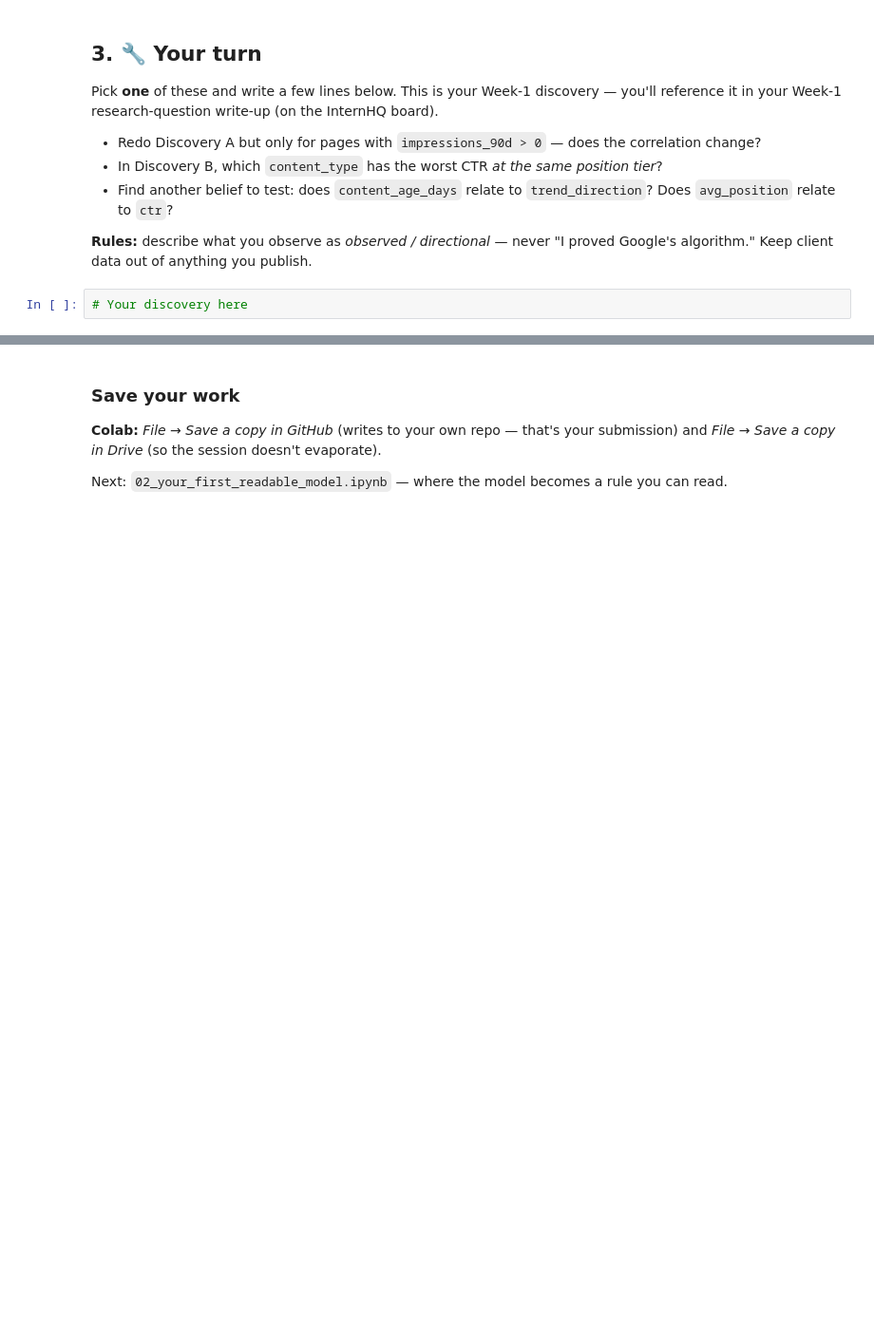
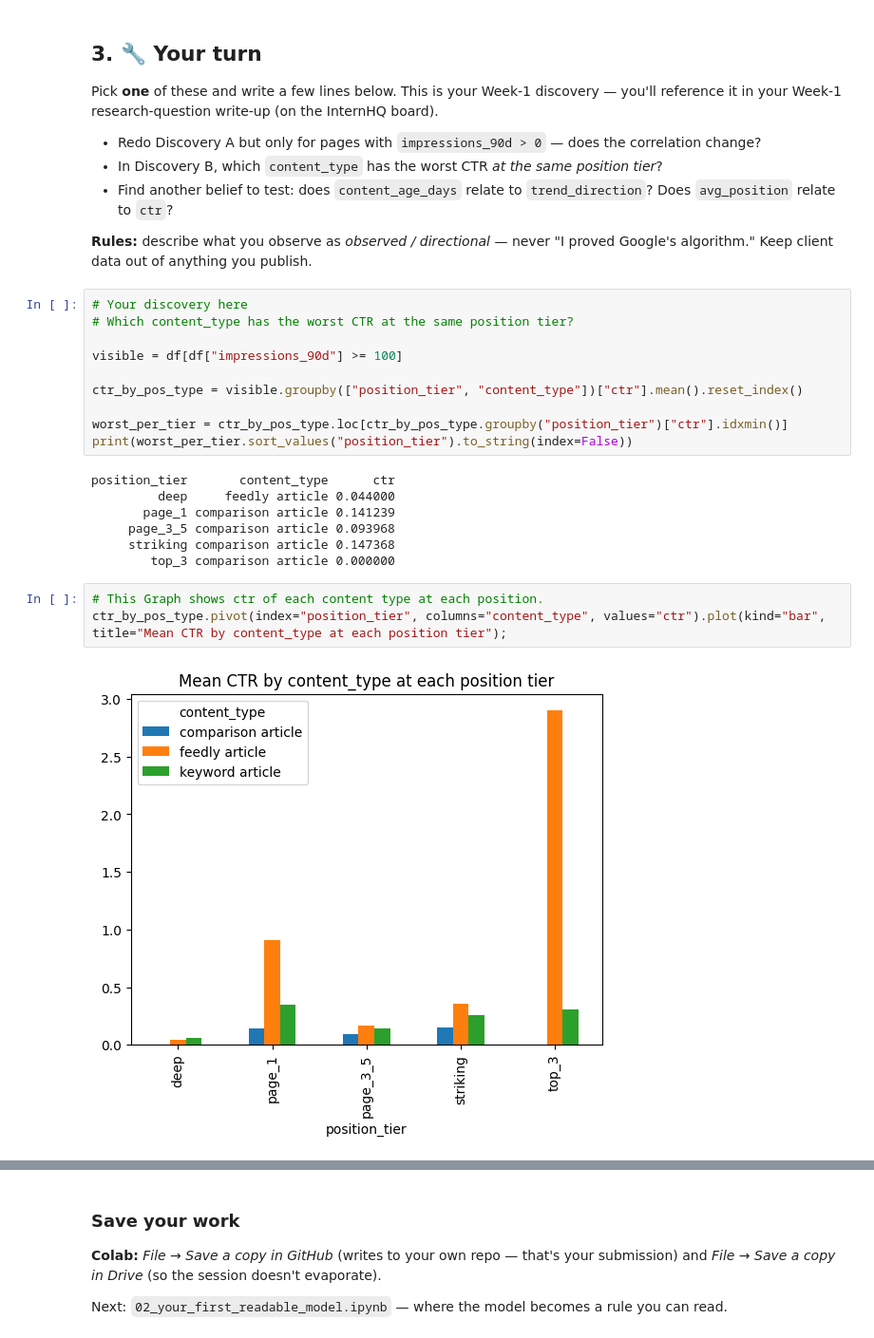
Before and after one commit to ahmedfurqan1/FlyRank-MachineLearning, a Jupyter notebook: notebooks/01_first_look_and_discovery.ipynb, the cells around one changed output, grey strips where cells are left out. Shown at 95% size. Cells and saved outputs as stored; diff of their text form; blank space fills up the shorter version.

```diff
--- a/notebooks/01_first_look_and_discovery.ipynb
+++ b/notebooks/01_first_look_and_discovery.ipynb
@@ -95,5 +149,25 @@ Pick **one** of these and write a few lines below. This is your Week-1 discovery
 - Find another belief to test: does `content_age_days` relate to `trend_direction`? Does `avg_position` relate to `ctr`?
 
 **Rules:** describe what you observe as *observed / directional* — never "I proved Google's algorithm." Keep client data out of anything you publish.
-# %%
-# Your discovery here
+# %%
+# Your discovery here
+# Which content_type has the worst CTR at the same position tier?
+
+visible = df[df["impressions_90d"] >= 100]
+
+ctr_by_pos_type = visible.groupby(["position_tier", "content_type"])["ctr"].mean().reset_index()
+
+worst_per_tier = ctr_by_pos_type.loc[ctr_by_pos_type.groupby("position_tier")["ctr"].idxmin()]
+print(worst_per_tier.sort_values("position_tier").to_string(index=False))
+# %% [output]
+position_tier       content_type      ctr
+         deep     feedly article 0.044000
+       page_1 comparison article 0.141239
+     page_3_5 comparison article 0.093968
+     striking comparison article 0.147368
+        top_3 comparison article 0.000000
+# %%
+# This Graph shows ctr of each content type at each position.
+ctr_by_pos_type.pivot(index="position_tier", columns="content_type", values="ctr").plot(kind="bar", title="Mean CTR by content_type at each position tier");
+# %% [output]
+[figure, added]
```
Also changed, not shown: parts of 8 cells of this notebook.
